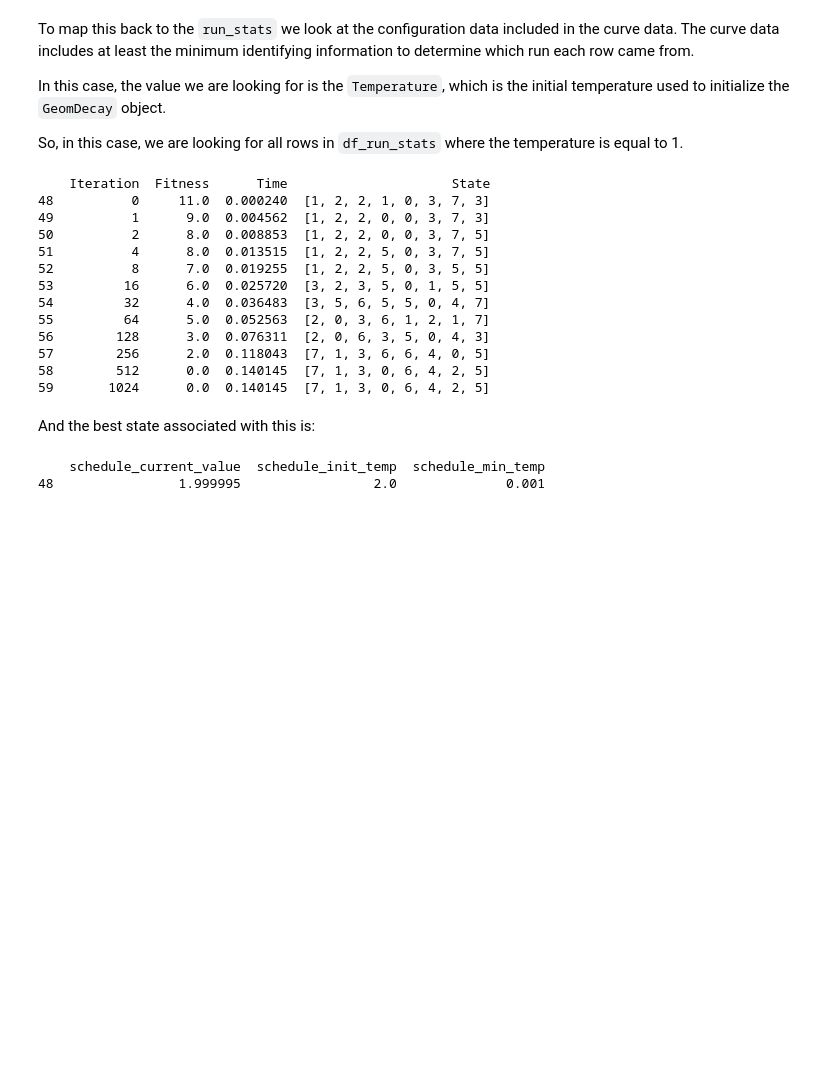
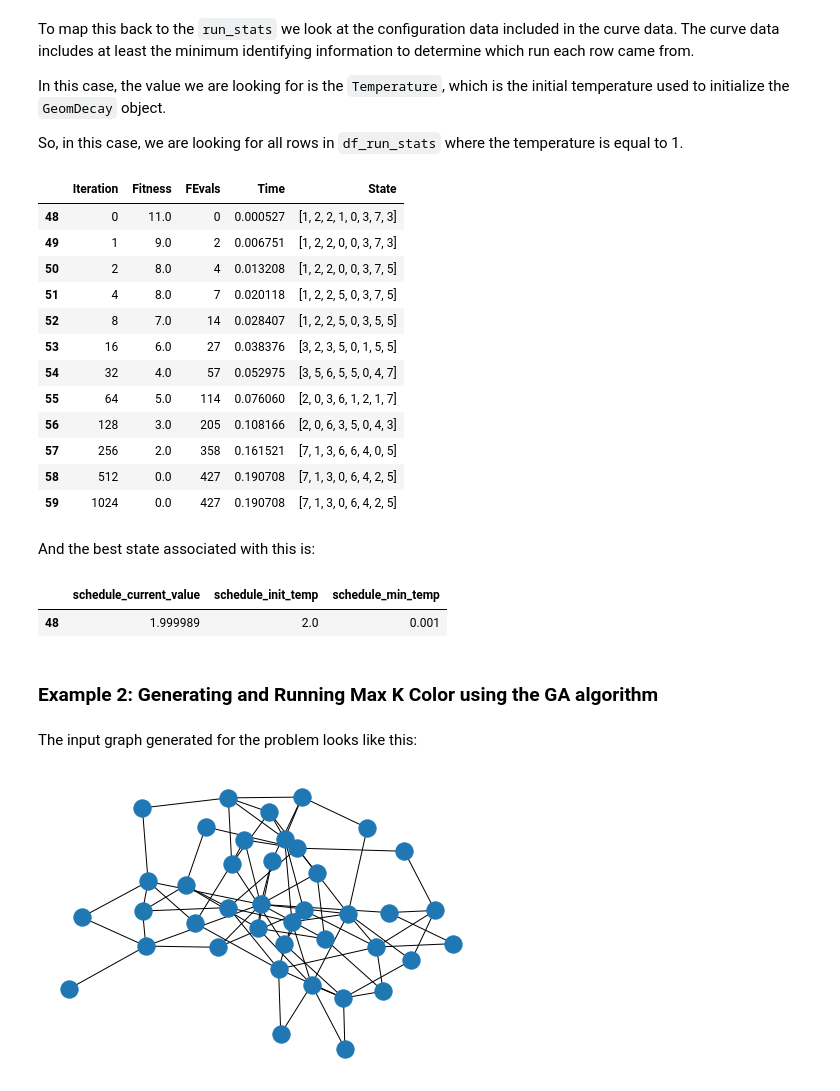
Before and after one commit to zerolinux5/mlrose-ky, a Jupyter notebook: problem_examples.ipynb, the cells around one changed output. Drawn from its saved outputs; the diff is of its cells as text; code cells hidden in the pictures; blank space fills up the shorter version.

```diff
--- a/problem_examples.ipynb
+++ b/problem_examples.ipynb
@@ -134,26 +142,38 @@ used to initialize the `GeomDecay` object.
 So, in this case, we are looking for all rows in `df_run_stats` where the temperature is equal to 1.
 # %%
 run_stats_best_run = df_run_stats[df_run_stats['schedule_init_temp'] == best_init_temperature]
-print(run_stats_best_run[['Iteration', 'Fitness', 'Time', 'State']])
+HTML(run_stats_best_run[['Iteration', 'Fitness', 'FEvals', 'Time', 'State']].to_html())
 # %% [output]
-    Iteration  Fitness      Time                     State
-48          0     11.0  0.000240  [1, 2, 2, 1, 0, 3, 7, 3]
-49          1      9.0  0.004562  [1, 2, 2, 0, 0, 3, 7, 3]
-50          2      8.0  0.008853  [1, 2, 2, 0, 0, 3, 7, 5]
-51          4      8.0  0.013515  [1, 2, 2, 5, 0, 3, 7, 5]
-52          8      7.0  0.019255  [1, 2, 2, 5, 0, 3, 5, 5]
-53         16      6.0  0.025720  [3, 2, 3, 5, 0, 1, 5, 5]
-54         32      4.0  0.036483  [3, 5, 6, 5, 5, 0, 4, 7]
-55         64      5.0  0.052563  [2, 0, 3, 6, 1, 2, 1, 7]
-56        128      3.0  0.076311  [2, 0, 6, 3, 5, 0, 4, 3]
-57        256      2.0  0.118043  [7, 1, 3, 6, 6, 4, 0, 5]
-58        512      0.0  0.140145  [7, 1, 3, 0, 6, 4, 2, 5]
-59       1024      0.0  0.140145  [7, 1, 3, 0, 6, 4, 2, 5]
+|  | Iteration | Fitness | FEvals | Time | State |
+| 48 | 0 | 11.0 | 0 | 0.000527 | [1, 2, 2, 1, 0, 3, 7, 3] |
+| 49 | 1 | 9.0 | 2 | 0.006751 | [1, 2, 2, 0, 0, 3, 7, 3] |
+| 50 | 2 | 8.0 | 4 | 0.013208 | [1, 2, 2, 0, 0, 3, 7, 5] |
+| 51 | 4 | 8.0 | 7 | 0.020118 | [1, 2, 2, 5, 0, 3, 7, 5] |
+| 52 | 8 | 7.0 | 14 | 0.028407 | [1, 2, 2, 5, 0, 3, 5, 5] |
+| 53 | 16 | 6.0 | 27 | 0.038376 | [3, 2, 3, 5, 0, 1, 5, 5] |
+| 54 | 32 | 4.0 | 57 | 0.052975 | [3, 5, 6, 5, 5, 0, 4, 7] |
+| 55 | 64 | 5.0 | 114 | 0.076060 | [2, 0, 3, 6, 1, 2, 1, 7] |
+| 56 | 128 | 3.0 | 205 | 0.108166 | [2, 0, 6, 3, 5, 0, 4, 3] |
+| 57 | 256 | 2.0 | 358 | 0.161521 | [7, 1, 3, 6, 6, 4, 0, 5] |
+| 58 | 512 | 0.0 | 427 | 0.190708 | [7, 1, 3, 0, 6, 4, 2, 5] |
+| 59 | 1024 | 0.0 | 427 | 0.190708 | [7, 1, 3, 0, 6, 4, 2, 5] |
 # %% [markdown]
 And the best state associated with this is:
 # %%
 best_state = run_stats_best_run[['schedule_current_value', 'schedule_init_temp', 'schedule_min_temp']][:1]
-print(best_state)
+HTML(best_state.to_html())
 # %% [output]
-    schedule_current_value  schedule_init_temp  schedule_min_temp
-48                1.999995                 2.0              0.001
+|  | schedule_current_value | schedule_init_temp | schedule_min_temp |
+| 48 | 1.999989 | 2.0 | 0.001 |
+# %% [markdown]
+### Example 2: Generating and Running Max K Color using the GA algorithm
+# %%
+# Generate a new Max K problem using a fixed seed.
+problem = MaxKColorGenerator().generate(seed=123456, number_of_nodes=40, max_connections_per_node=3, max_colors=4)
+# %% [markdown]
+The input graph generated for the problem looks like this:
+# %%
+nx.draw(problem.source_graph,
+        pos=nx.spring_layout(problem.source_graph, seed = 3))
+# %% [output]
+[figure, added]
```
Also changed, not shown: parts of 31 cells of this notebook, 12 other files.
